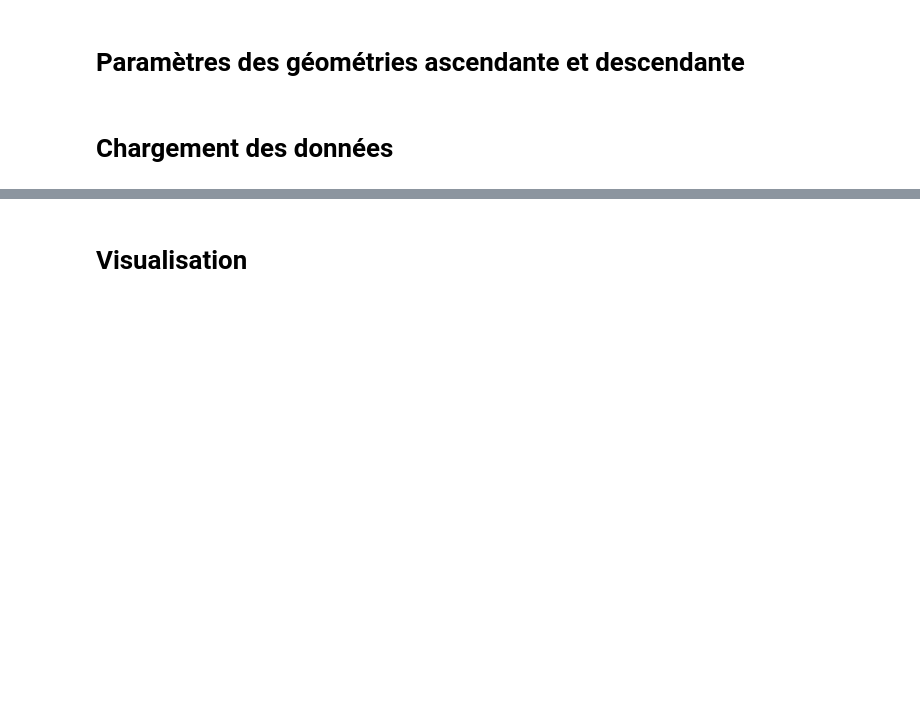
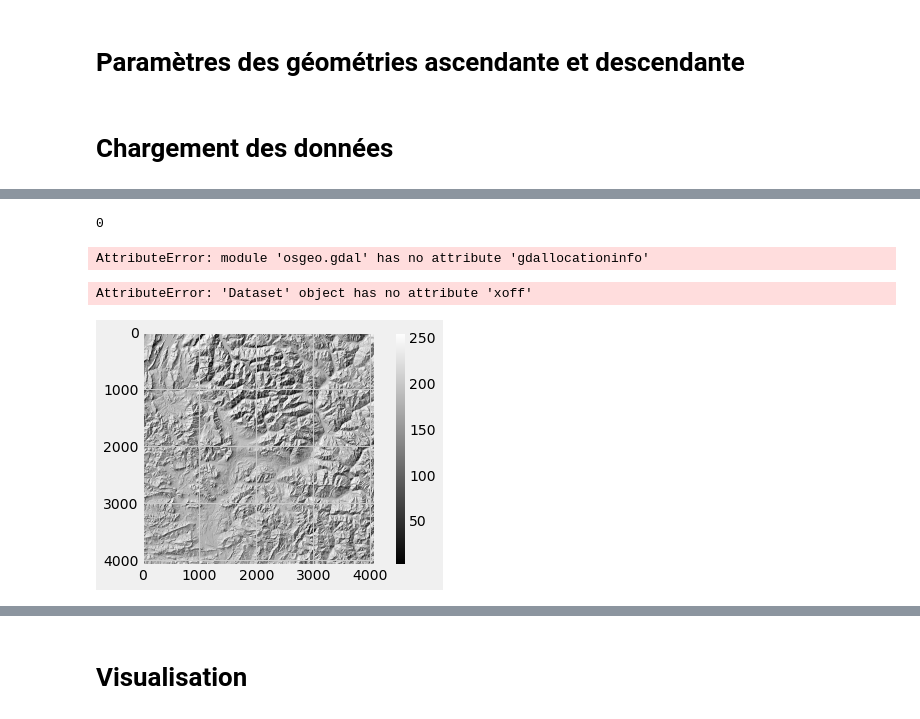
Before and after one commit to EddyVianney/Stage_master2_sdsc_eost, a Jupyter notebook: PMEDV_STAGE_SDSC_EOST.ipynb, the cells around one changed output, grey strips where cells are left out. Cells and saved outputs as stored; diff of their text form; code cells hidden in the pictures; blank space fills up the shorter version.

Commit message:
first gdal dem slope map generation

```diff
--- a/PMEDV_STAGE_SDSC_EOST.ipynb
+++ b/PMEDV_STAGE_SDSC_EOST.ipynb
@@ -78,0 +69,8 @@ def load_data_from_json():
+# %%
+lat = 6.662861
+lon = 44.394153
+file = '31TGK_copernicus_dem.tif'
+cmd = 'gdallocationinfo -xml -wgs84 ' + file + ' ' + str(lat) + ' ' + str(lon)
+os.system(cmd)
+# %% [output]
+0
@@ -78,0 +79,19 @@ def load_data_from_json():
+# %%
+gdal.gdallocationinfo()
+# %% [output]
+AttributeError: module 'osgeo.gdal' has no attribute 'gdallocationinfo'
+# %%
+def plot_raster(raster, cmap='gray'):
+    values = raster.GetRasterBand(1).ReadAsArray()
+    plt.figure()
+    plt.imshow(values, cmap = cmap)
+    plt.colorbar()
+    plt.show()
+# %%
+dem = gdal.Open('./Dem/31TGK_copernicus_dem.tif')
+slope_map = gdal.DEMProcessing('slope_map.tif', dem, 'slope', computeEdges = True)
+hillshades_map = gdal.DEMProcessing('hillshade.tif', dem, 'hillshade', computeEdges = True)
+# %%
+slope_map.xoff()
+# %% [output]
+AttributeError: 'Dataset' object has no attribute 'xoff'
@@ -78,0 +100,4 @@ def load_data_from_json():
+# %%
+plot_raster(hillshades_map)
+# %% [output]
+[figure, added]
```
Also changed, not shown: parts of 25 cells of this notebook.
